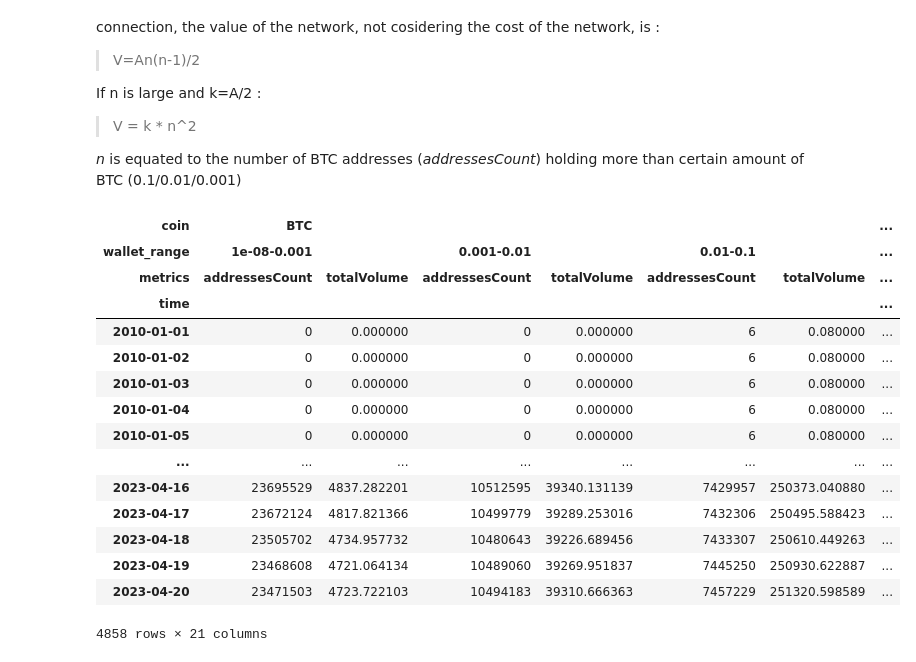
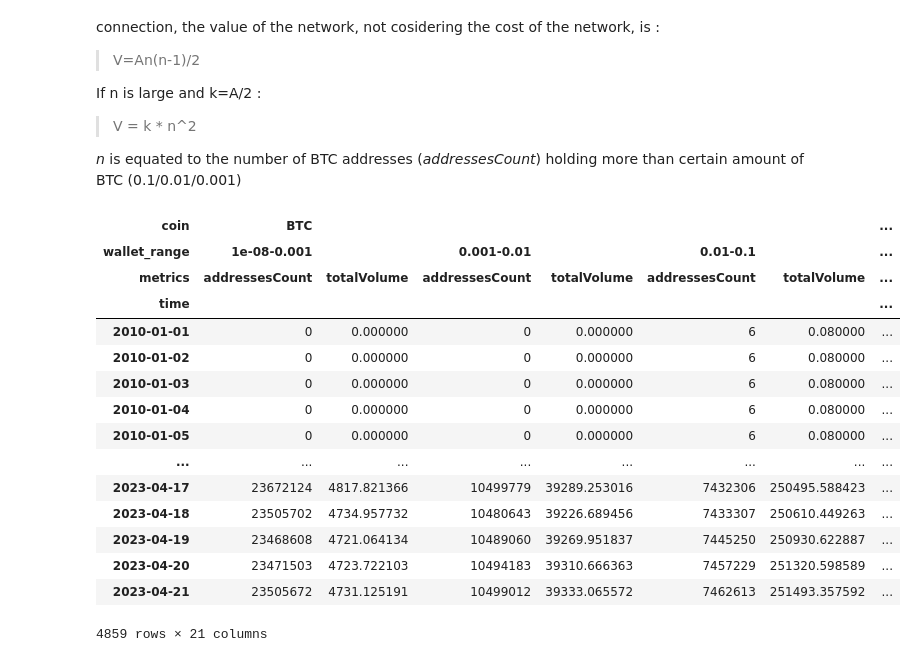
Before and after one commit to bekisz/chain-intelligence, a Jupyter notebook: metcalfe.ipynb, the cells around one changed output. Cells and saved outputs as stored; diff of their text form; code cells hidden in the pictures.

```diff
--- a/metcalfe.ipynb
+++ b/metcalfe.ipynb
@@ -29,7 +29,7 @@ coins=['BTC']  # Only BTC is available at cryptocompare
 
 
 data_fetch_start_date = '2010-01-01'
-plot_start_date = '2011-01-01'
+plot_start_date = '2016-01-01'
 k_calibration_start_date = '2016-01-01'
 linear_fitting_start_date='2022-01-01'
 extrapolation_end_date ='2040-01-01'
@@ -98,39 +98,39 @@ for coin in coins:
         vindex= df.first_valid_index()
         range_name = "{}-{}".format(df.loc[vindex,['balance_distribution']][0][i]['from'],
                                     df.loc[vindex,['balance_distribution']][0][i]['to'])
         df_wallet_range =  pd.concat({range_name: df_wallet_range}, axis=1, names=["wallet_range", "metrics"])
         df_wallet_ranges.append(df_wallet_range)
     range_name = "all"
     df_wallet_range = pd.DataFrame()
     df_wallet_range['price'] = df['close']
     df_wallet_range = pd.concat({range_name: df_wallet_range}, axis=1, names=["wallet_range", "metrics"])
     df_wallet_ranges.append(df_wallet_range)
 
     df = pd.concat(df_wallet_ranges, axis=1)
 
     df = pd.concat({coin: df}, axis=1, names=["coin", "wallet_range", "metrics"])
     coin_dfs.append(df)
 df=pd.concat(coin_dfs, axis=1)
 df=df.loc[data_fetch_start_date_ts:]
 df.sort_index(inplace=True)
 df
 # %% [output]
 | coin | BTC |  |  |  |  |  | ... |
 | wallet_range | 1e-08-0.001 |  | 0.001-0.01 |  | 0.01-0.1 |  | ... |
 | metrics | addressesCount | totalVolume | addressesCount | totalVolume | addressesCount | totalVolume | ... |
 | time |  |  |  |  |  |  | ... |
 | 2010-01-01 | 0 | 0.000000 | 0 | 0.000000 | 6 | 0.080000 | ... |
 | 2010-01-02 | 0 | 0.000000 | 0 | 0.000000 | 6 | 0.080000 | ... |
 | 2010-01-03 | 0 | 0.000000 | 0 | 0.000000 | 6 | 0.080000 | ... |
 | 2010-01-04 | 0 | 0.000000 | 0 | 0.000000 | 6 | 0.080000 | ... |
 | 2010-01-05 | 0 | 0.000000 | 0 | 0.000000 | 6 | 0.080000 | ... |
 | ... | ... | ... | ... | ... | ... | ... | ... |
-| 2023-04-16 | 23695529 | 4837.282201 | 10512595 | 39340.131139 | 7429957 | 250373.040880 | ... |
 | 2023-04-17 | 23672124 | 4817.821366 | 10499779 | 39289.253016 | 7432306 | 250495.588423 | ... |
 | 2023-04-18 | 23505702 | 4734.957732 | 10480643 | 39226.689456 | 7433307 | 250610.449263 | ... |
 | 2023-04-19 | 23468608 | 4721.064134 | 10489060 | 39269.951837 | 7445250 | 250930.622887 | ... |
 | 2023-04-20 | 23471503 | 4723.722103 | 10494183 | 39310.666363 | 7457229 | 251320.598589 | ... |
+| 2023-04-21 | 23505672 | 4731.125191 | 10499012 | 39333.065572 | 7462613 | 251493.357592 | ... |
-4858 rows × 21 columns
+4859 rows × 21 columns
 # %%
 df_aux = pd.DataFrame()
 
```
Also changed, not shown: parts of 7 cells of this notebook, 2 other files.
